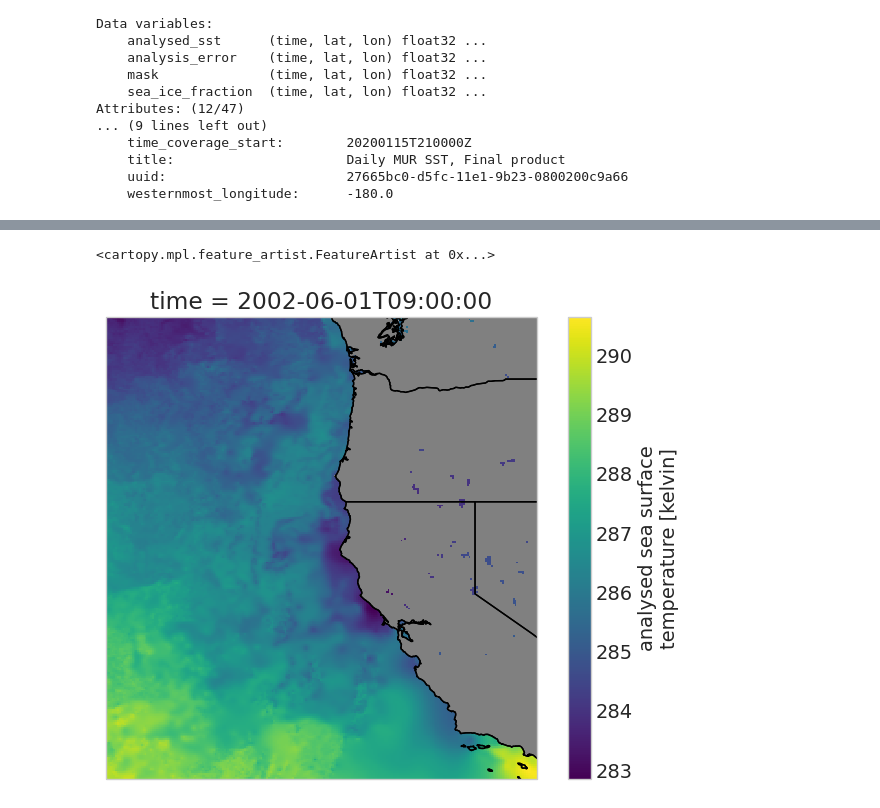
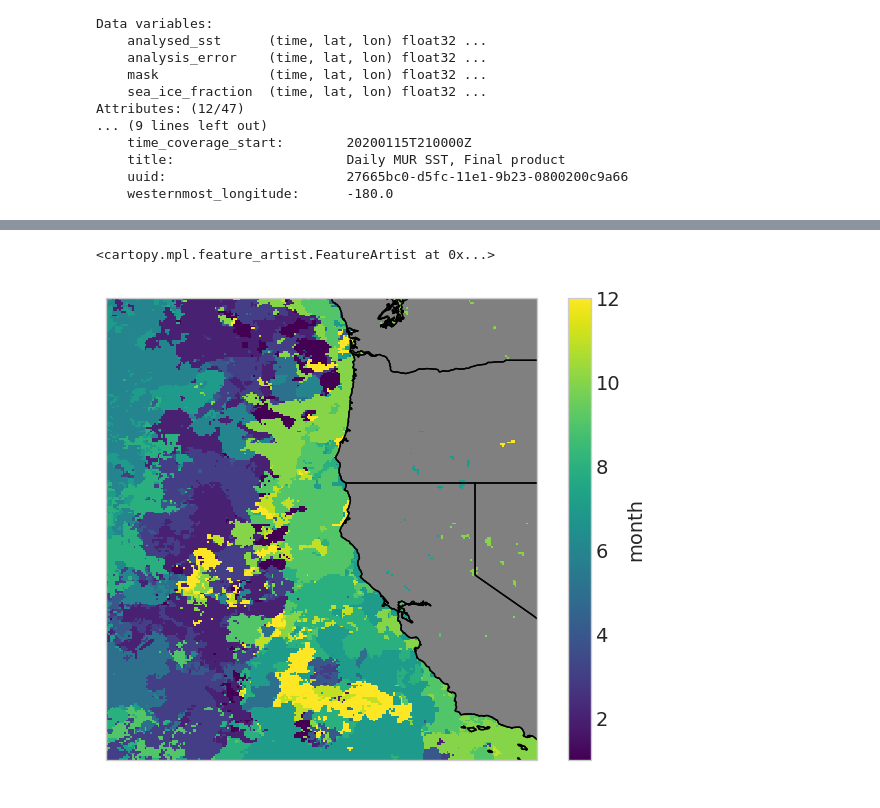
Before and after one commit to UCB-stat-159-s23/hw03-Group20, a Jupyter notebook: climate-Q05.ipynb, the cells around one changed output, grey strips where cells are left out. Cells and saved outputs as stored; diff of their text form; code cells hidden in the pictures.

Commit message:
added anomoalies plot

```diff
--- a/climate-Q05.ipynb
+++ b/climate-Q05.ipynb
@@ -48,0 +51,17 @@ Attributes: (12/47)
+# %%
+# get the analysed sst data
+analysed_sst = ds['analysed_sst']
+
+# get reference sst (2002-2012)
+sst_ref = analysed_sst.sel(time=slice("2002-01-01","2012-12-31"))
+
+# get reference monthly avg climatology for 2002-2012
+mean_climatology = sst_ref.groupby('time.dayofyear').mean()
+
+# Subset of target date range June 2013 to July 2016
+sst_2013_2016 = analysed_sst.sel(time=slice('2013-06-01', '2016-07-31')).groupby('time.dayofyear')
+
+# Calculating Anomalies
+anomalies = (sst_2013_2016 - mean_climatology).idxmax('time').dt.month
+
+anomalies
@@ -49,12 +81,12 @@ Attributes: (12/47)
 # %%
-ds.analysed_sst[0, :, :].plot()
+anomalies.plot()
 
 # Plot on a map
 ax = plt.subplot(projection=crs)
-ds.analysed_sst[0, :, :].plot(ax=ax, transform=crs)
+anomalies.plot(ax=ax, transform=crs)
 ax.coastlines("10m", color="k")
 ax.add_feature(cfeature.LAND, color="grey")
 ax.add_feature(cfeature.STATES.with_scale("10m"))
 # %% [output]
 <cartopy.mpl.feature_artist.FeatureArtist at 0x...>
-[figure, old version]
+[figure, new version]
```
Also changed, not shown: parts of 2 cells of this notebook.
